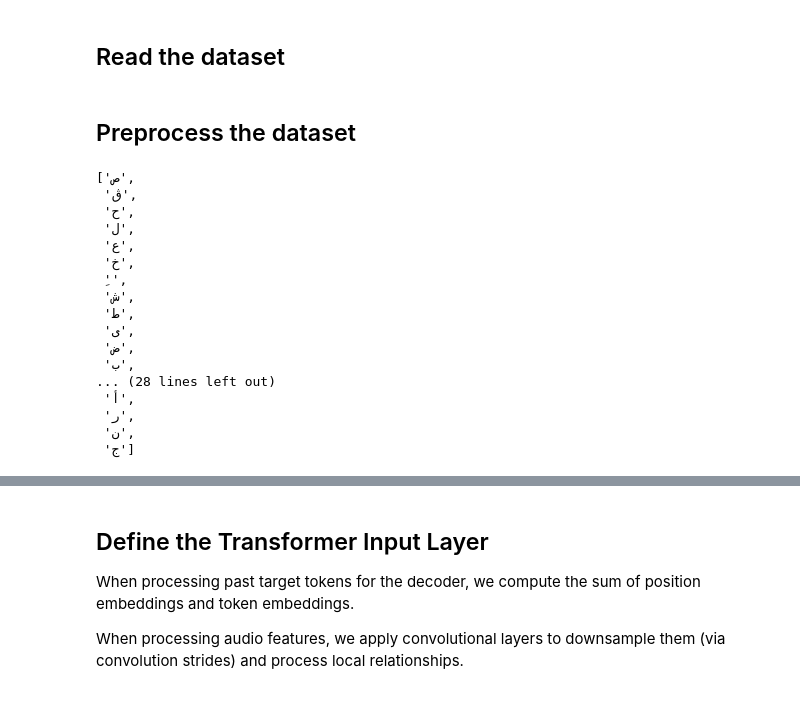
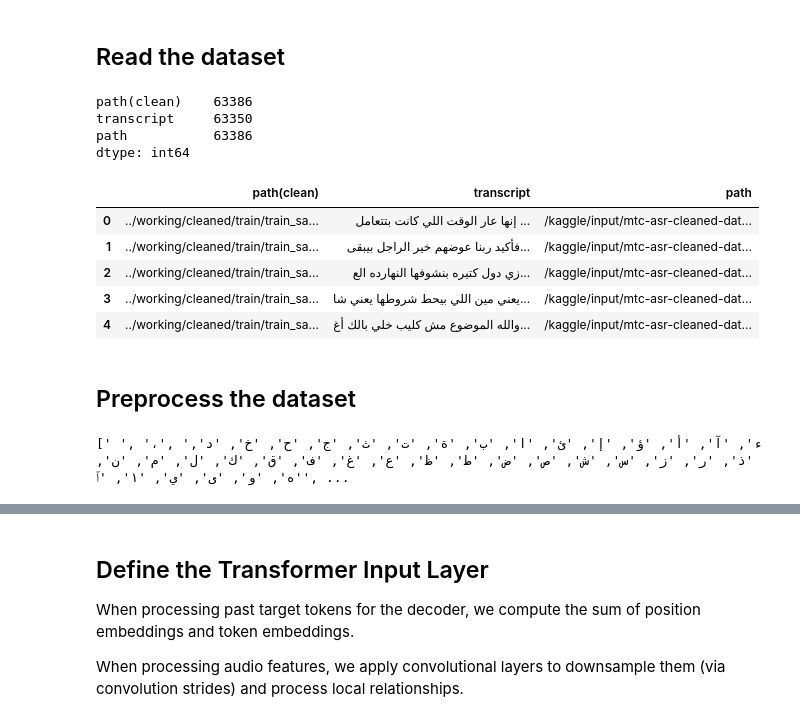
Before and after one commit to Belal-Safy/MTC-AIC-Phase1, a Jupyter notebook: Final Notebook.ipynb, the cells around one changed output, grey strips where cells are left out. Saved outputs shown, nothing was run; the diff lists cells and outputs as text; code cells hidden in the pictures.

```diff
--- a/Final Notebook.ipynb
+++ b/Final Notebook.ipynb
@@ -36,3 +37,10 @@ audio_files_train = train_df[["path(clean)", "transcript"]]
 
 # correct paths
 audio_files_train['path'] = audio_files_train['path(clean)'].apply(lambda path: train_audio_path + '/' + '/'.join(os.path.abspath(path).split('/')[-3:]))
+# %%
+audio_files_train.count()
+# %% [output]
+path(clean)    63386
+transcript     63350
+path           63386
+dtype: int64
@@ -39,3 +57,12 @@ audio_files_train['path'] = audio_files_train['path(clean)'].apply(lambda path:
+# %%
+audio_files_train.head()
+# %% [output]
+|  | path(clean) | transcript | path |
+| 0 | ../working/cleaned/train/train_sa... | إنها عار الوقت اللي كانت بتتعامل ... | /kaggle/input/mtc-asr-cleaned-dat... |
+| 1 | ../working/cleaned/train/train_sa... | فأكيد ربنا عوضهم خير الراجل بيبقى... | /kaggle/input/mtc-asr-cleaned-dat... |
+| 2 | ../working/cleaned/train/train_sa... | زي دول كتيره بنشوفها النهارده الع... | /kaggle/input/mtc-asr-cleaned-dat... |
+| 3 | ../working/cleaned/train/train_sa... | يعني مين اللي بيحط شروطها يعني شا... | /kaggle/input/mtc-asr-cleaned-dat... |
+| 4 | ../working/cleaned/train/train_sa... | والله الموضوع مش كليب خلي بالك أغ... | /kaggle/input/mtc-asr-cleaned-dat... |
 # %%
 # Create a dictionary mapping id to transcript text
 id_to_text = {}
@@ -66,21 +93,8 @@ all_chars = set(chain.from_iterable(transcripts))
 # Convert the set to a list
 all_chars = list(all_chars)
 all_chars
+
+all_chars = sorted(all_chars, key=lambda c: ord(c))
+print(all_chars)
 # %% [output]
-['ص',
- 'ڨ',
- 'ح',
- 'ل',
- 'ع',
- 'خ',
- 'ِ',
- 'ش',
- 'ط',
- 'ى',
- 'ض',
- 'ب',
-... (28 lines left out)
- 'أ',
- 'ر',
- 'ن',
- 'ج']
+[' ', '،', 'ء', 'آ', 'أ', 'ؤ', 'إ', 'ئ', 'ا', 'ب', 'ة', 'ت', 'ث', 'ج', 'ح', 'خ', 'د', 'ذ', 'ر', 'ز', 'س', 'ش', 'ص', 'ض', 'ط', 'ظ', 'ع', 'غ', 'ف', 'ق', 'ك', 'ل', 'م', 'ن', 'ه', 'و', 'ى', 'ي', '١', 'ٱ', ...
```
Also changed, not shown: parts of 13 cells of this notebook.
